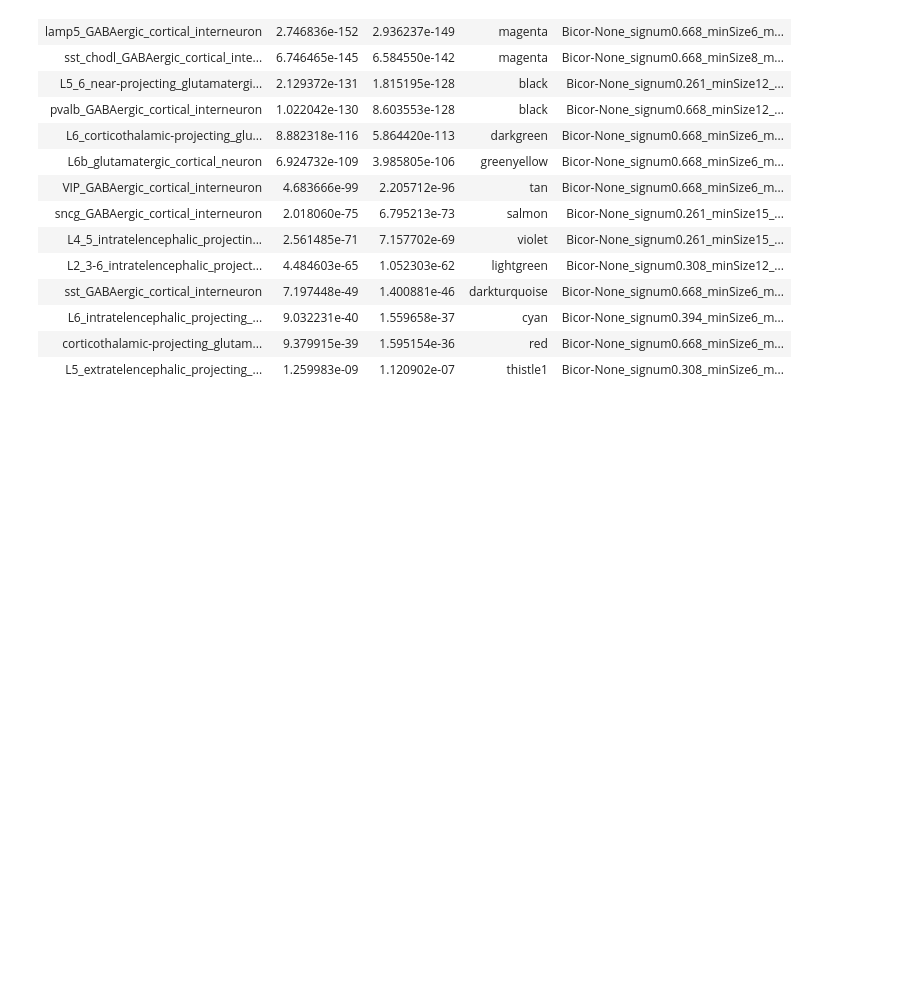
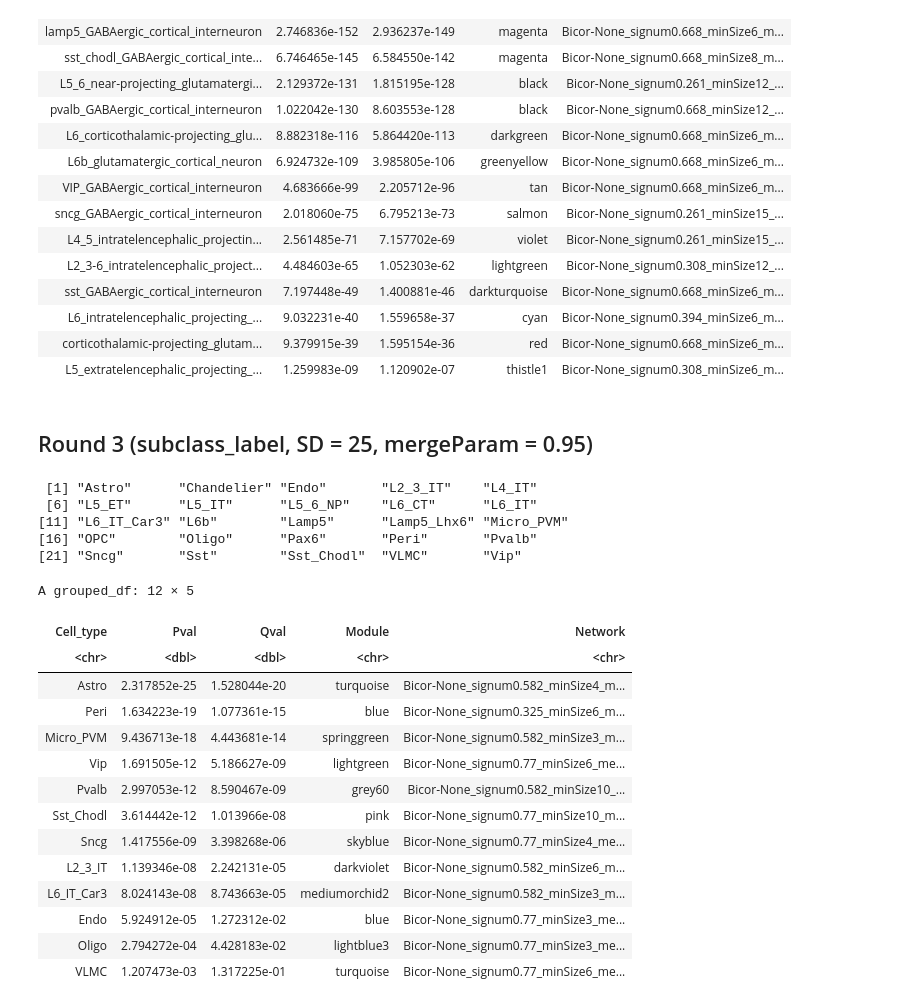
Before and after one commit to reliscu/pseudobulk_splicing_yao_2021_MOp, a Jupyter notebook: 07_get_module_enrichments.ipynb, the cells around one changed output. Saved outputs shown, nothing was run; the diff lists cells and outputs as text; code cells hidden in the pictures; blank space fills up the shorter version.

```diff
--- a/07_get_module_enrichments.ipynb
+++ b/07_get_module_enrichments.ipynb
@@ -37,0 +80,4 @@ pairwise_ctype_genes <- prep_DE_genes(pairwise_res_list, lfc_threshold, pairwise
+# %%
+set_source <- "Claude_marker_genes"
+
+marker_genes_list <- readRDS("/mnt/lareaulab/reliscu/projects/NSF_GRFP/data/marker_genes/AI/Claude_cortical_markers_mouse.RDS")
@@ -118,3 +173,46 @@ A grouped_df: 16 × 5
 | L5_extratelencephalic_projecting_... | 1.259983e-09 | 1.120902e-07 | thistle1 | Bicor-None_signum0.308_minSize6_m... |
 # %%
 write.csv(top_mods_df, file=paste0("data/enrichments/", network_dir, "_", set_source, "_Qval_modules.csv"), row.names=FALSE, quote=FALSE)
+# %% [markdown]
+## Round 3 (subclass_label, SD = 25, mergeParam = 0.95)
+# %%
+network_dir <- "yao_2021_MOp_STAR_SyntheticDataset1_subclass_label_20pcntCells_25SD_200samples_mergeParam0.95_subsetCutoff13.43_Modules"
+# %%
+names(marker_genes_list)
+# %% [output]
+ [1] "Astro"      "Chandelier" "Endo"       "L2_3_IT"    "L4_IT"
+ [6] "L5_ET"      "L5_IT"      "L5_6_NP"    "L6_CT"      "L6_IT"
+[11] "L6_IT_Car3" "L6b"        "Lamp5"      "Lamp5_Lhx6" "Micro_PVM"
+[16] "OPC"        "Oligo"      "Pax6"       "Peri"       "Pvalb"
+[21] "Sncg"       "Sst"        "Sst_Chodl"  "VLMC"       "Vip"
+# %%
+enrichments_df <- get_module_enrichments(network_dir, marker_genes_list, mod_def)
+# %%
+# Get most enriched cell type for each module
+# If cell type is most enriched in multiple modules, choose module with smallest p-value
+
+top_mods_df <- enrichments_df %>%
+    group_by(Cell_type) %>%
+    slice_min(Qval, with_ties=FALSE) %>%
+    group_by(Network, Module) %>%
+    arrange(Network) %>%
+    slice_min(Qval, with_ties=FALSE) %>%
+    arrange(Qval)
+# %%
+top_mods_df[,c("Cell_type", "Pval", "Qval", "Module", "Network")]
+# %% [output]
+A grouped_df: 12 × 5
+| Cell_type | Pval | Qval | Module | Network |
+| <chr> | <dbl> | <dbl> | <chr> | <chr> |
+| Astro | 2.317852e-25 | 1.528044e-20 | turquoise | Bicor-None_signum0.582_minSize4_m... |
+| Peri | 1.634223e-19 | 1.077361e-15 | blue | Bicor-None_signum0.325_minSize6_m... |
+| Micro_PVM | 9.436713e-18 | 4.443681e-14 | springgreen | Bicor-None_signum0.582_minSize3_m... |
+| Vip | 1.691505e-12 | 5.186627e-09 | lightgreen | Bicor-None_signum0.77_minSize6_me... |
+| Pvalb | 2.997053e-12 | 8.590467e-09 | grey60 | Bicor-None_signum0.582_minSize10_... |
+| Sst_Chodl | 3.614442e-12 | 1.013966e-08 | pink | Bicor-None_signum0.77_minSize10_m... |
+| Sncg | 1.417556e-09 | 3.398268e-06 | skyblue | Bicor-None_signum0.77_minSize4_me... |
+| L2_3_IT | 1.139346e-08 | 2.242131e-05 | darkviolet | Bicor-None_signum0.582_minSize6_m... |
+| L6_IT_Car3 | 8.024143e-08 | 8.743663e-05 | mediumorchid2 | Bicor-None_signum0.582_minSize3_m... |
+| Endo | 5.924912e-05 | 1.272312e-02 | blue | Bicor-None_signum0.77_minSize3_me... |
+| Oligo | 2.794272e-04 | 4.428183e-02 | lightblue3 | Bicor-None_signum0.77_minSize3_me... |
+| VLMC | 1.207473e-03 | 1.317225e-01 | turquoise | Bicor-None_signum0.77_minSize6_me... |
```
Also changed, not shown: parts of 18 cells of this notebook, 4 other files.
